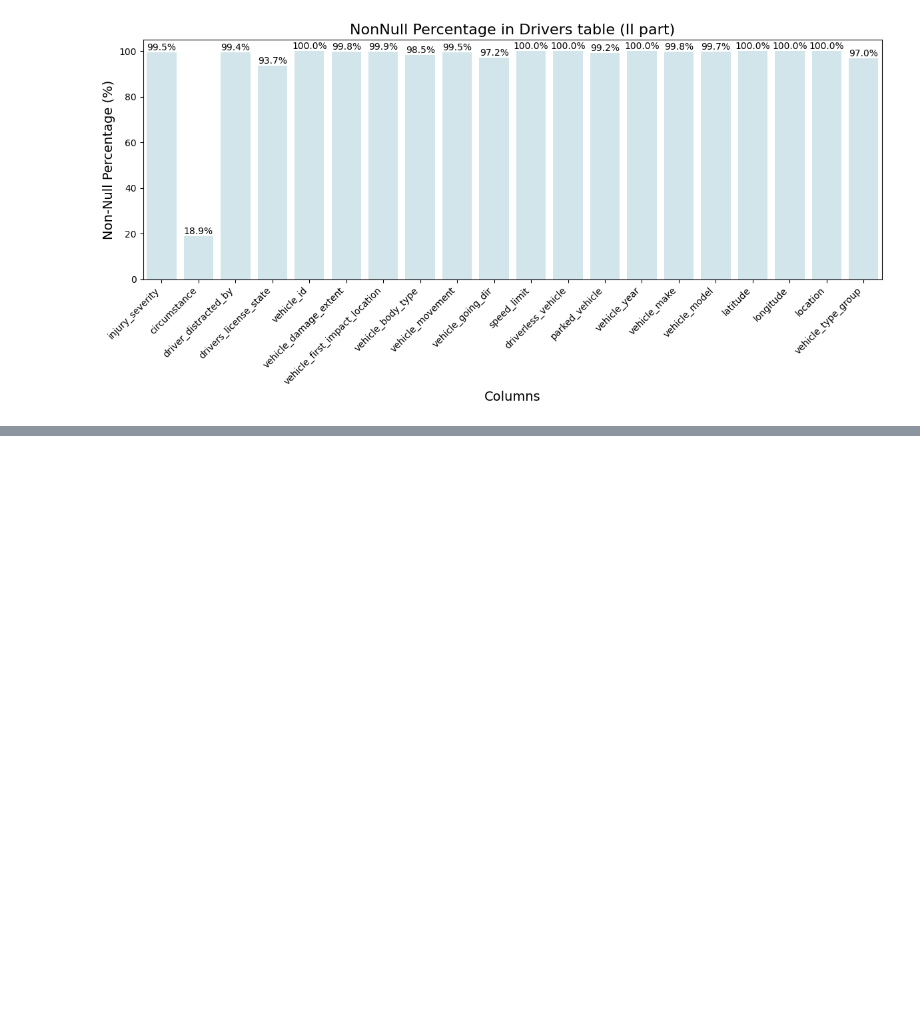
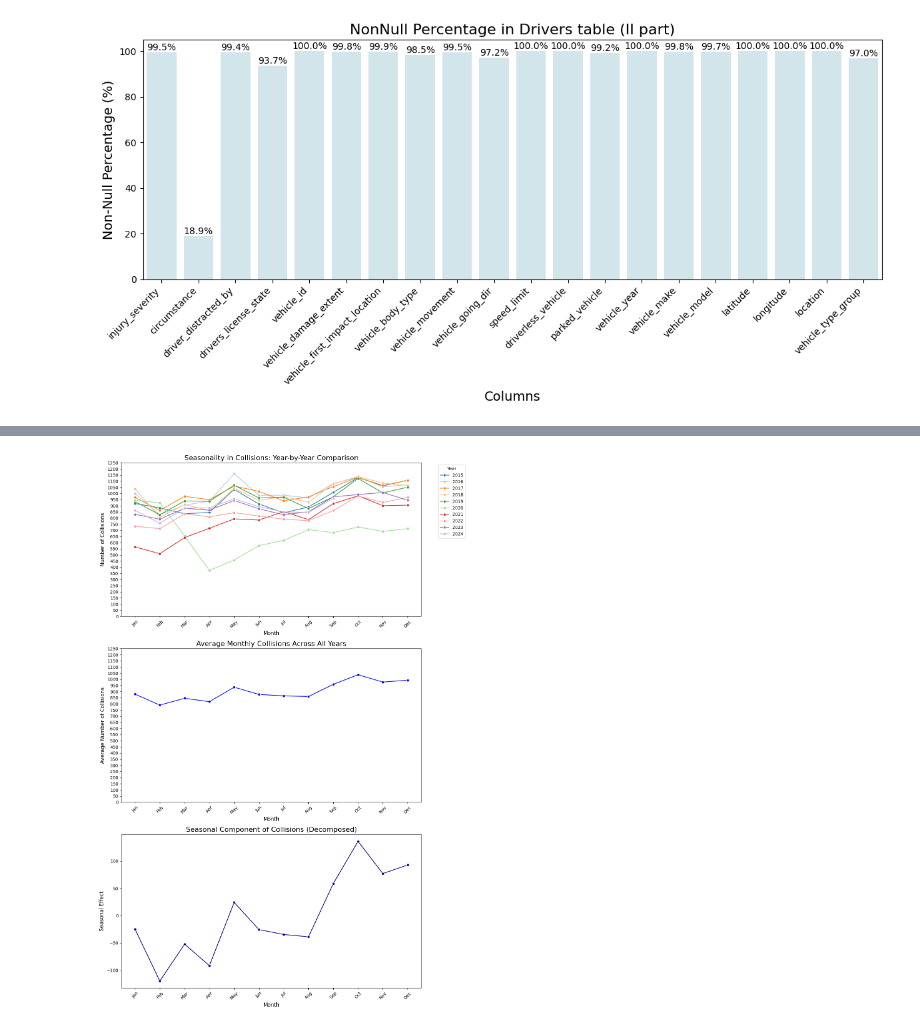
Before and after one commit to stanislavlia/collisions_analysis_dtsa5506, a Jupyter notebook: analysis.ipynb, the cells around one changed output, grey strips where cells are left out. Drawn from its saved outputs; the diff is of its cells as text; code cells hidden in the pictures; blank space fills up the shorter version.

```diff
--- a/analysis.ipynb
+++ b/analysis.ipynb
@@ -222,0 +249,81 @@ plt.show()
+# %%
+from statsmodels.tsa.seasonal import seasonal_decompose
+
+# Ensure the data is time-indexed for decomposition
+collision_grouped_by_month.set_index('date', inplace=True)
+
+# Perform decomposition (assuming monthly data with a period of 12)
+decomposition = seasonal_decompose(collision_grouped_by_month['number_of_collisions'], model='additive', period=12)
+
+# Extract the seasonal component
+seasonality = decomposition.seasonal
+
+# Reset index for compatibility with seaborn
+collision_grouped_by_month.reset_index(inplace=True)
+
+# Add month names to seasonal component for plotting
+seasonal_df = seasonality.reset_index()
+seasonal_df['month_name'] = seasonal_df['date'].dt.strftime('%b')
+seasonal_df = seasonal_df.groupby('month_name', as_index=False)['seasonal'].mean()
+seasonal_df['month_order'] = seasonal_df['month_name'].map(lambda x: list(calendar.month_abbr).index(x))
+seasonal_df = seasonal_df.sort_values('month_order')
+
+# Create the figure and axes for three stacked plots
+fig, axes = plt.subplots(3, 1, figsize=(12, 18), sharex=False)
+
+# Define y-ticks for more granularity
+y_ticks = np.arange(0, 1300, 50)
+
+# Top plot: Year-by-year trends
+sns.lineplot(
+    data=collision_grouped_by_month,
+    x='month_name',
+    y='number_of_collisions',
+    hue='year',
+    marker='o',
+    palette='tab20',
+    ax=axes[0]
+)
+axes[0].set_title('Seasonality in Collisions: Year-by-Year Comparison', fontsize=16)
+axes[0].set_xlabel('Month', fontsize=12)
+axes[0].set_ylabel('Number of Collisions', fontsize=12)
+axes[0].legend(title='Year', bbox_to_anchor=(1.05, 1), loc='upper left')
+axes[0].tick_params(axis='x', rotation=45)
+axes[0].set_ylim(0, 1200)
+axes[0].set_yticks(y_ticks)
+
+# Middle plot: Averaged-out year
+sns.lineplot(
+    data=average_collisions_by_month,
+    x='month_name',
+    y='number_of_collisions',
+    marker='o',
+    color='blue',
+    ax=axes[1]
+)
+axes[1].set_title('Average Monthly Collisions Across All Years', fontsize=16)
+axes[1].set_xlabel('Month', fontsize=12)
+axes[1].set_ylabel('Average Number of Collisions', fontsize=12)
+axes[1].tick_params(axis='x', rotation=45)
+axes[1].set_ylim(0, 1200)
+axes[1].set_yticks(y_ticks)
+
+# Bottom plot: Seasonal component from decomposition
+sns.lineplot(
+    data=seasonal_df,
+    x='month_name',
+    y='seasonal',
+    marker='o',
+    color='darkblue',
+    ax=axes[2]
+)
+axes[2].set_title('Seasonal Component of Collisions (Decomposed)', fontsize=16)
+axes[2].set_xlabel('Month', fontsize=12)
+axes[2].set_ylabel('Seasonal Effect', fontsize=12)
+axes[2].tick_params(axis='x', rotation=45)
+
+# Adjust layout
+plt.tight_layout()
+plt.show()
+# %% [output]
+[figure, added]
```
Also changed, not shown: parts of 12 cells of this notebook.
